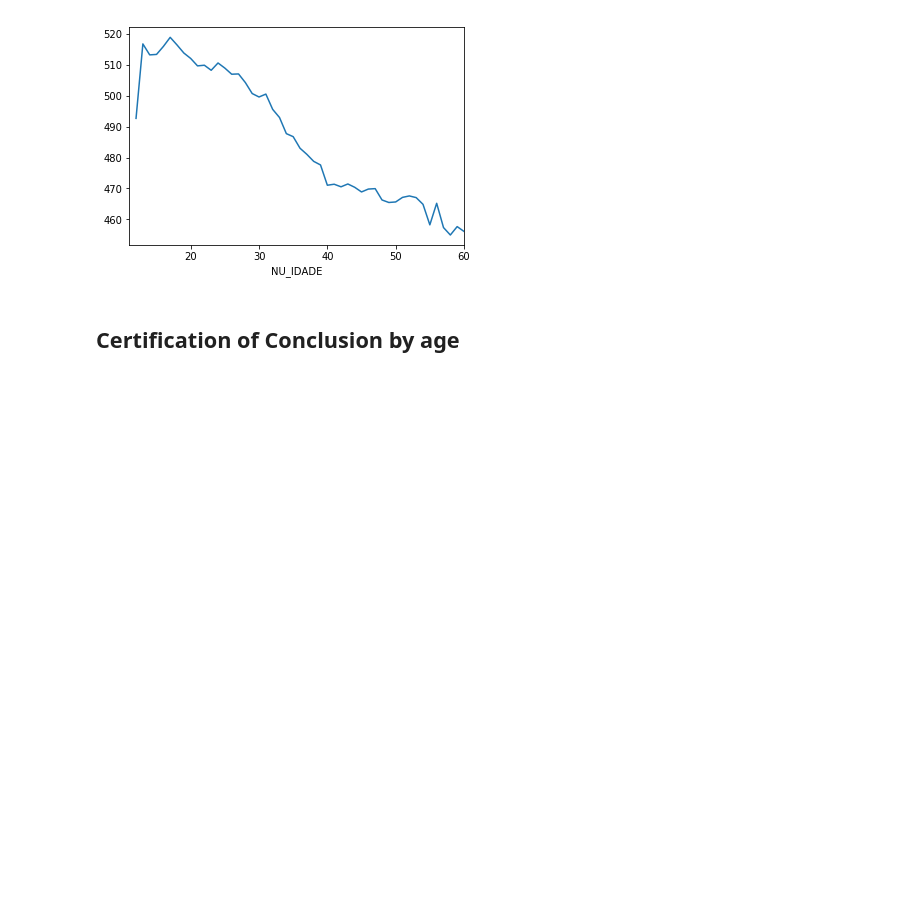
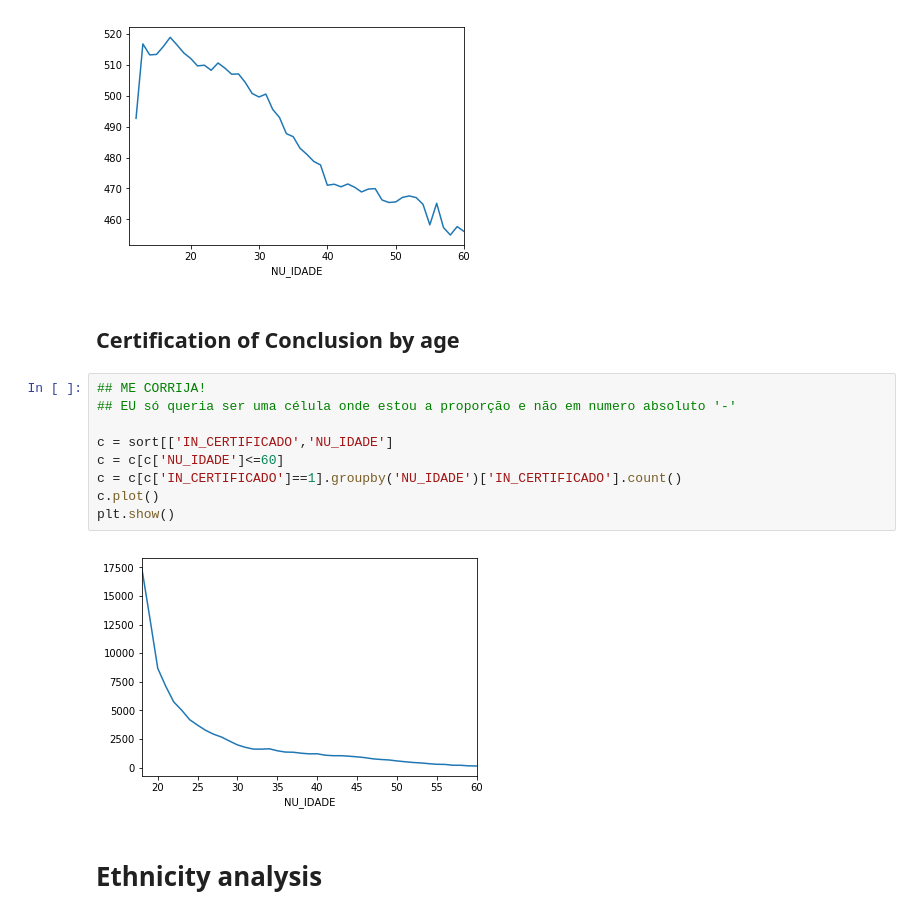
Before and after one commit to mpopst/Projeto-FDS, a Jupyter notebook: Explorating visualization ENEM.ipynb, the cells around one changed output. Drawn from its saved outputs; the diff is of its cells as text; blank space fills up the shorter version.

Commit message:
Pequena mudança: Certificado de conclusão por idade

```diff
--- a/Explorating visualization ENEM.ipynb
+++ b/Explorating visualization ENEM.ipynb
@@ -83,3 +83,16 @@ plt.show()
 [figure]
 # %% [markdown]
 ## Certification of Conclusion by age
+# %%
+## ME CORRIJA!
+## EU só queria ser uma célula onde estou a proporção e não em numero absoluto '-'
+
+c = sort[['IN_CERTIFICADO','NU_IDADE']
+c = c[c['NU_IDADE']<=60]
+c = c[c['IN_CERTIFICADO']==1].groupby('NU_IDADE')['IN_CERTIFICADO'].count()
+c.plot()
+plt.show()
+# %% [output]
+[figure, added]
+# %% [markdown]
+# Ethnicity analysis
```
Also changed, not shown: parts of 1 cell of this notebook.
